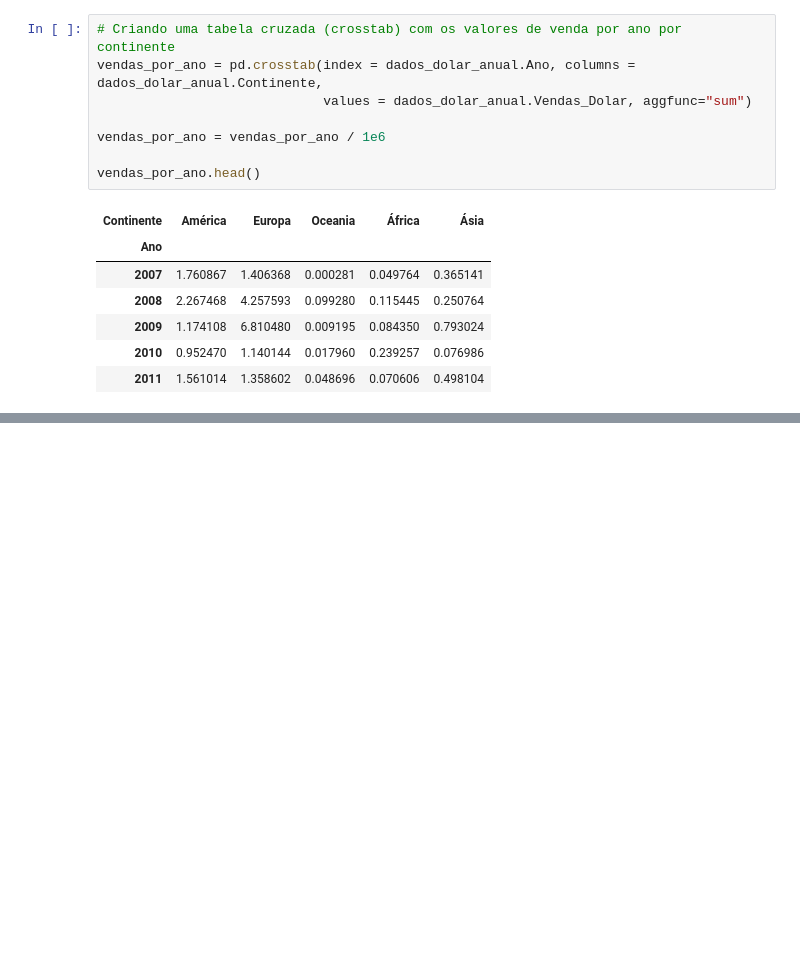
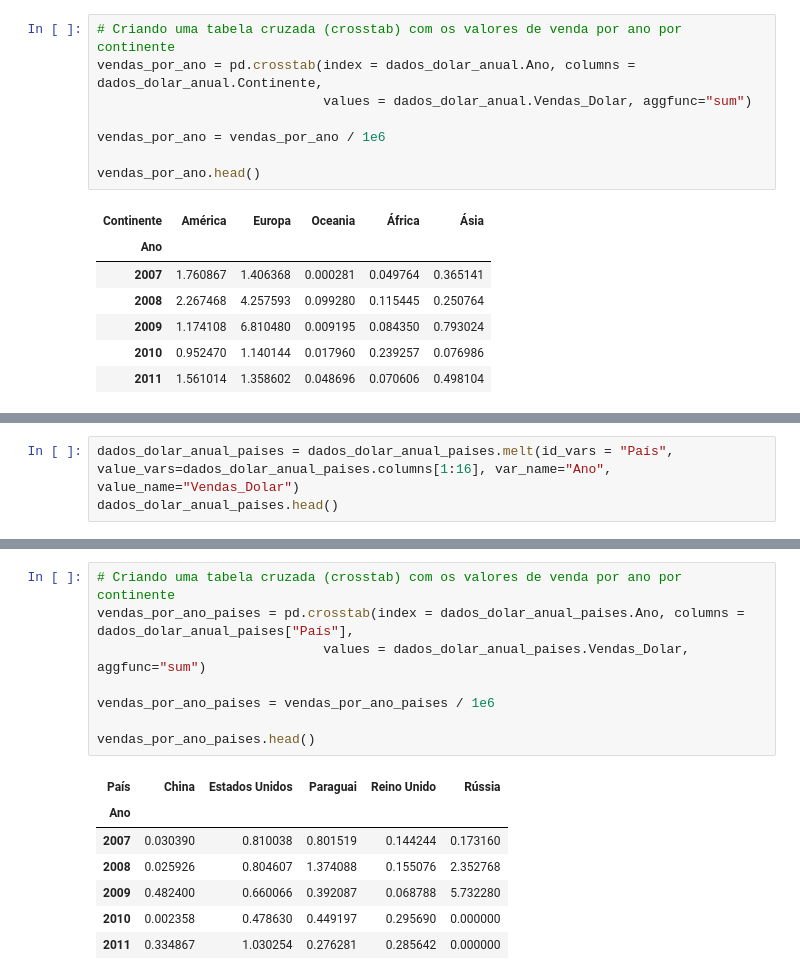
Before and after one commit to afonsosr2/techchallenge-grupo51, a Jupyter notebook: Desafio-vinhos.ipynb, the cells around one changed output, grey strips where cells are left out. Cells and saved outputs as stored; diff of their text form; blank space fills up the shorter version.

```diff
--- a/Desafio-vinhos.ipynb
+++ b/Desafio-vinhos.ipynb
@@ -259,0 +278,3 @@ fig.show()
+# %%
+dados_dolar_anual_paises = dados_dolar_anual_paises.melt(id_vars = "País", value_vars=dados_dolar_anual_paises.columns[1:16], var_name="Ano", value_name="Vendas_Dolar")
+dados_dolar_anual_paises.head()
@@ -259,0 +288,16 @@ fig.show()
+# %%
+# Criando uma tabela cruzada (crosstab) com os valores de venda por ano por continente
+vendas_por_ano_paises = pd.crosstab(index = dados_dolar_anual_paises.Ano, columns = dados_dolar_anual_paises["País"],
+                             values = dados_dolar_anual_paises.Vendas_Dolar, aggfunc="sum")
+
+vendas_por_ano_paises = vendas_por_ano_paises / 1e6
+
+vendas_por_ano_paises.head()
+# %% [output]
+| País | China | Estados Unidos | Paraguai | Reino Unido | Rússia |
+| Ano |  |  |  |  |  |
+| 2007 | 0.030390 | 0.810038 | 0.801519 | 0.144244 | 0.173160 |
+| 2008 | 0.025926 | 0.804607 | 1.374088 | 0.155076 | 2.352768 |
+| 2009 | 0.482400 | 0.660066 | 0.392087 | 0.068788 | 5.732280 |
+| 2010 | 0.002358 | 0.478630 | 0.449197 | 0.295690 | 0.000000 |
+| 2011 | 0.334867 | 1.030254 | 0.276281 | 0.285642 | 0.000000 |
```
Also changed, not shown: parts of 6 cells of this notebook.
